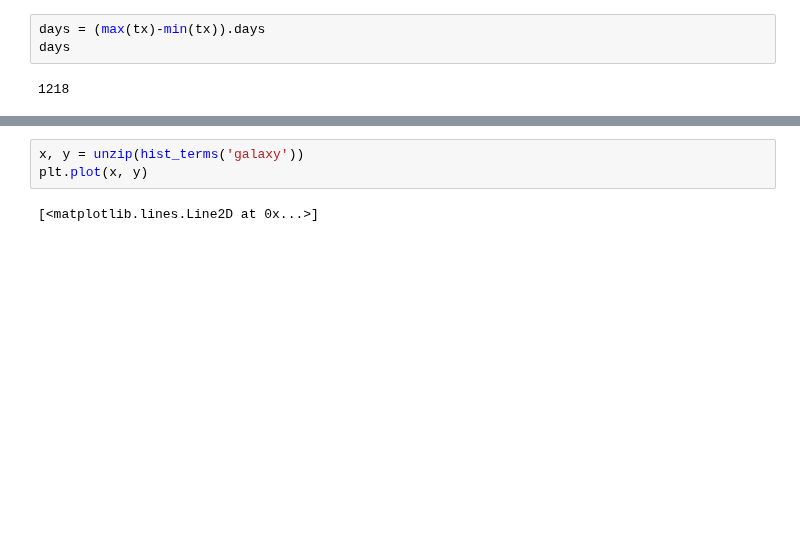
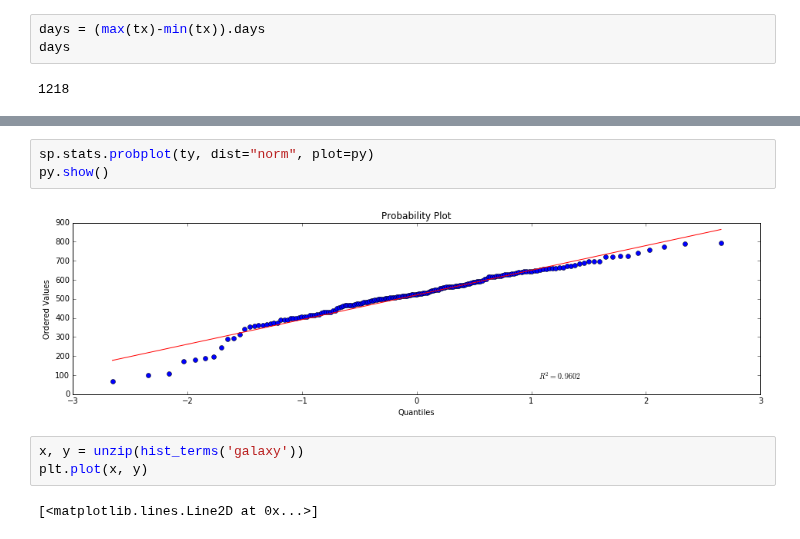
Before and after one commit to inspirehep/invenio-trends, a Jupyter notebook: research/Zscores.ipynb, the cells around one changed output, grey strips where cells are left out. Saved outputs shown, nothing was run; the diff lists cells and outputs as text; blank space fills up the shorter version.

```diff
--- a/research/Zscores.ipynb
+++ b/research/Zscores.ipynb
@@ -64,3 +64,8 @@ plt.show()
+# %%
+sp.stats.probplot(ty, dist="norm", plot=py)
+py.show()
+# %% [output]
+[figure, added]
 # %%
 x, y = unzip(hist_terms('galaxy'))
 plt.plot(x, y)
```
Also changed, not shown: parts of 18 cells of this notebook, 1 other file.
